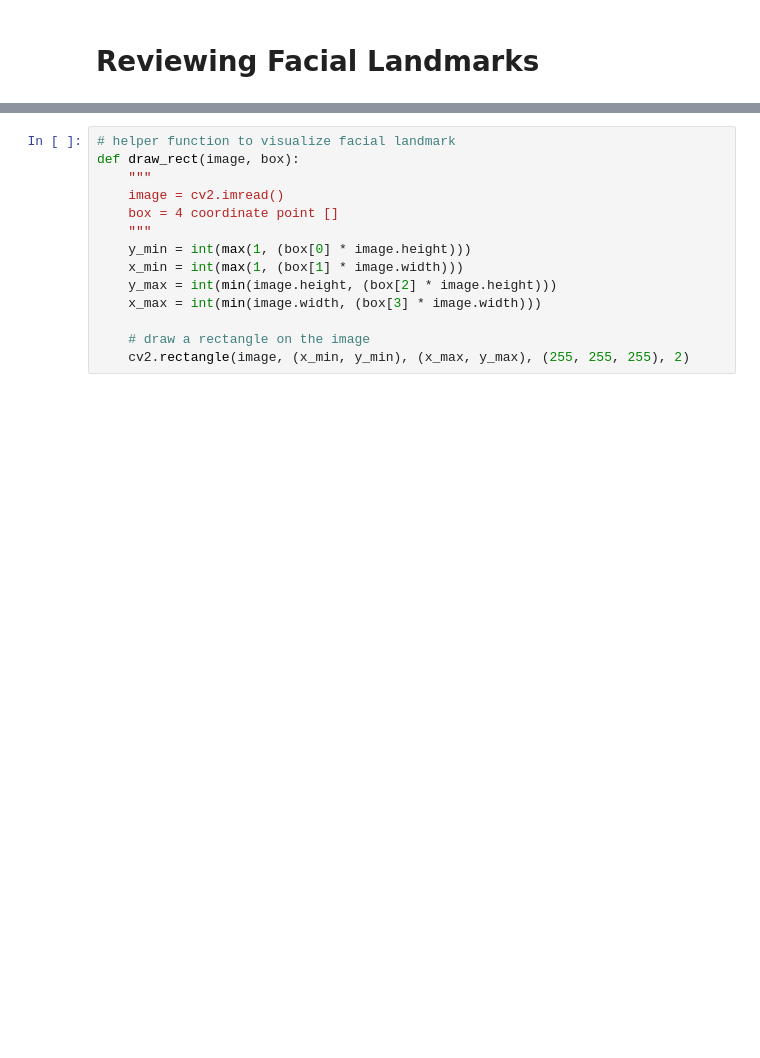
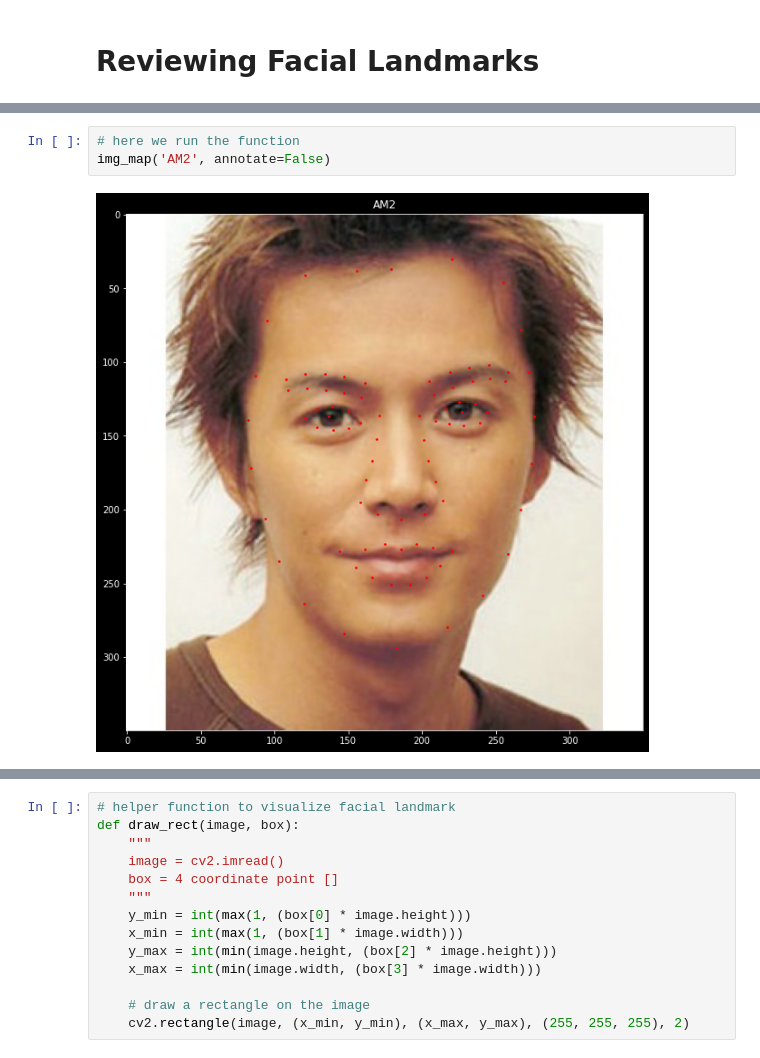
Before and after one commit to adityahpatel/milestone2_dating_and_beauty, a Jupyter notebook: eda_feature_engineering.ipynb, the cells around one changed output, grey strips where cells are left out. Drawn from its saved outputs; the diff is of its cells as text; blank space fills up the shorter version.

```diff
--- a/eda_feature_engineering.ipynb
+++ b/eda_feature_engineering.ipynb
@@ -69,0 +98,5 @@ fig.set_size_inches(10.5, 10.5, forward=True)
+# %%
+# here we run the function
+img_map('AM2', annotate=False)
+# %% [output]
+[figure, added]
```
Also changed, not shown: parts of 34 cells of this notebook, 2 other files.
